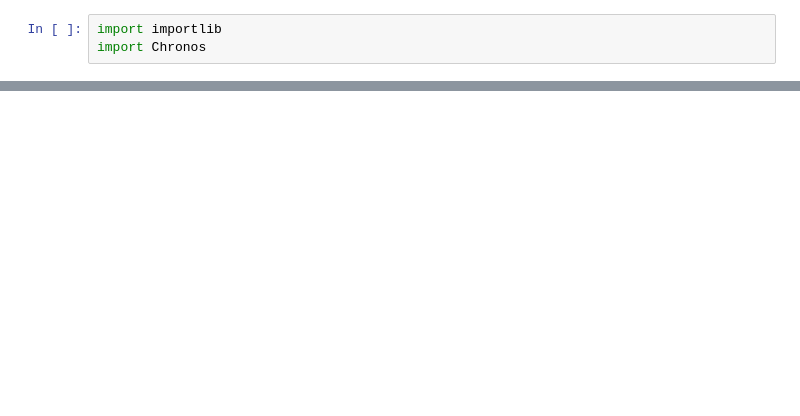
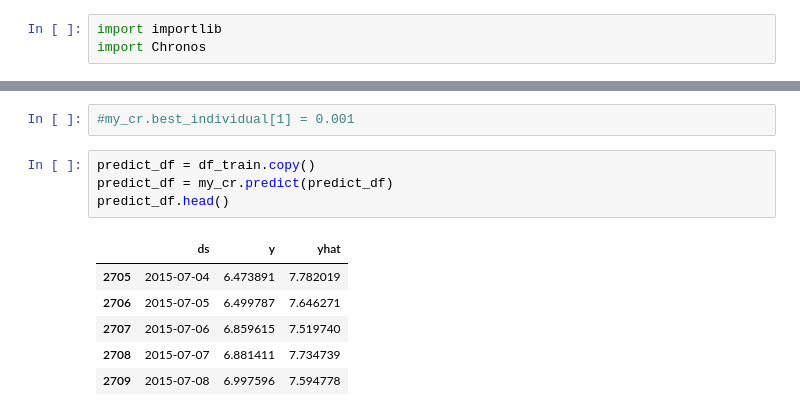
Before and after one commit to bshabashFD/Chronos, a Jupyter notebook: prototype.ipynb, the cells around one changed output, grey strips where cells are left out. Cells and saved outputs as stored; diff of their text form; blank space fills up the shorter version.

```diff
--- a/prototype.ipynb
+++ b/prototype.ipynb
@@ -63,0 +54,13 @@ Name: ts, dtype: float64
+# %%
+#my_cr.best_individual[1] = 0.001
+# %%
+predict_df = df_train.copy()
+predict_df = my_cr.predict(predict_df)
+predict_df.head()
+# %% [output]
+|  | ds | y | yhat |
+| 2705 | 2015-07-04 | 6.473891 | 7.782019 |
+| 2706 | 2015-07-05 | 6.499787 | 7.646271 |
+| 2707 | 2015-07-06 | 6.859615 | 7.519740 |
+| 2708 | 2015-07-07 | 6.881411 | 7.734739 |
+| 2709 | 2015-07-08 | 6.997596 | 7.594778 |
```
Also changed, not shown: parts of 13 cells of this notebook, 1 other file.
